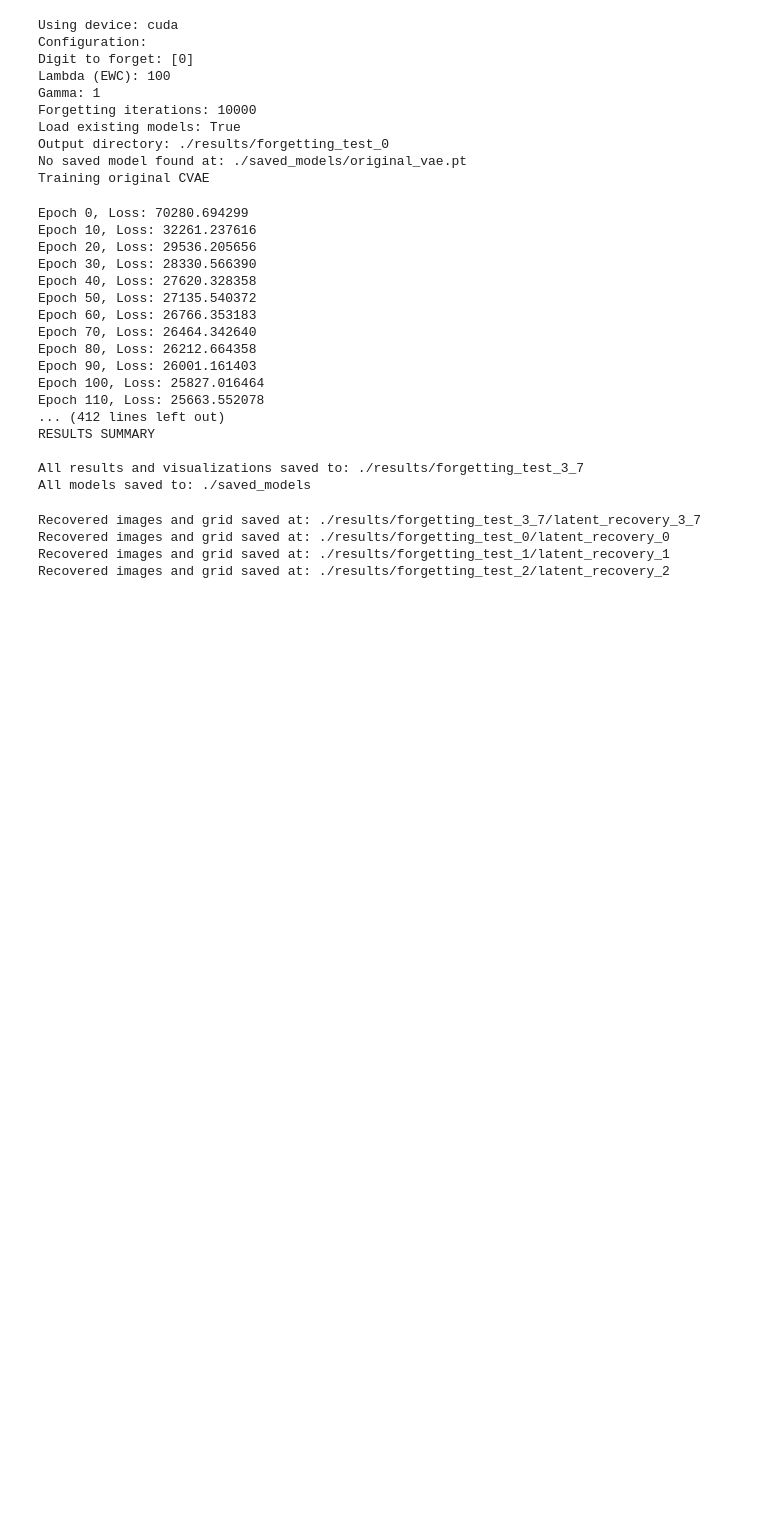
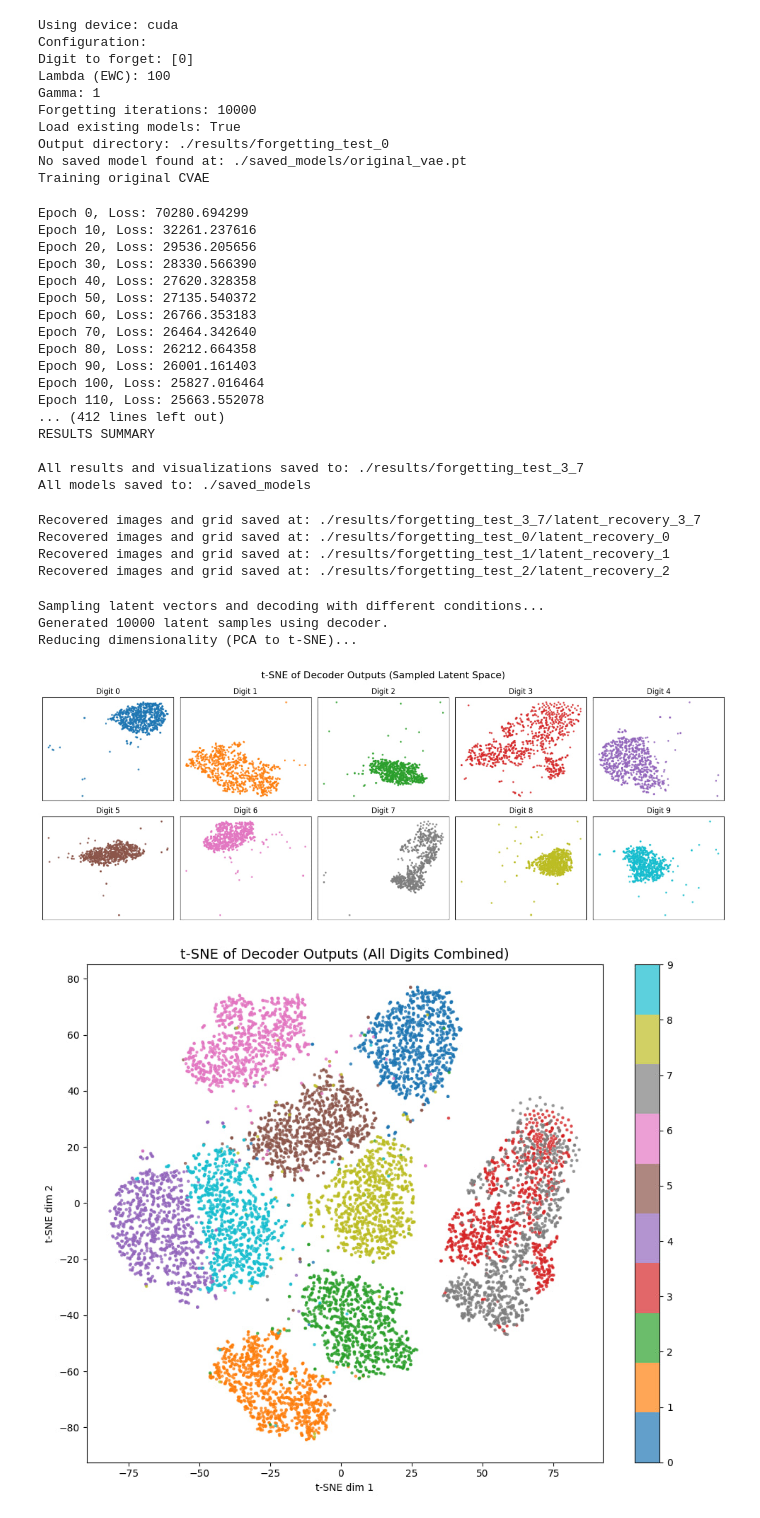
Before and after one commit to AmirRezaeii/forgetting-CVAE, a Jupyter notebook: forgetting-cvae.ipynb, the cells around one changed output. Saved outputs shown, nothing was run; the diff lists cells and outputs as text; code cells hidden in the pictures; blank space fills up the shorter version.

```diff
--- a/forgetting-cvae.ipynb
+++ b/forgetting-cvae.ipynb
@@ -609,3 +609,80 @@ Recovered images and grid saved at: ./results/forgetting_test_3_7/latent_recover
 Recovered images and grid saved at: ./results/forgetting_test_0/latent_recovery_0
 Recovered images and grid saved at: ./results/forgetting_test_1/latent_recovery_1
 Recovered images and grid saved at: ./results/forgetting_test_2/latent_recovery_2
+# %%
+from sklearn.manifold import TSNE
+from sklearn.decomposition import PCA
+import matplotlib.pyplot as plt
+import numpy as np
+import torch
+import torch.nn.functional as F
+import os
+
+def tsne_decoder(vae, config, device, n_samples=1000, perplexity=30, seed=42):
+    vae.eval()
+    torch.manual_seed(seed)
+    np.random.seed(seed)
+
+    z_dim = config.z_dim
+    all_z = []
+    all_labels = []
+    all_flat_imgs = []
+
+    print("Sampling latent vectors and decoding with different conditions...")
+
+    with torch.no_grad():
+        for digit in range(10):
+            z = torch.randn(n_samples, z_dim).to(device)
+            c = F.one_hot(torch.full((n_samples,), digit), 10).float().to(device)
+            decoded = vae.decoder(z, c).cpu().view(n_samples, -1)
+
+            all_z.append(z.cpu().numpy())
+            all_labels.append(np.full(n_samples, digit))
+            all_flat_imgs.append(decoded.numpy())
+
+    all_z = np.concatenate(all_z, axis=0)
+    all_labels = np.concatenate(all_labels, axis=0)
+    all_flat_imgs = np.concatenate(all_flat_imgs, axis=0)
+
+    print(f"Generated {len(all_z)} latent samples using decoder.")
+    print("Reducing dimensionality (PCA to t-SNE)...")
+
+    z_pca = PCA(n_components=min(50, all_flat_imgs.shape[1])).fit_transform(all_flat_imgs)
+    tsne = TSNE(n_components=2, perplexity=perplexity, random_state=seed)
+    z_2d = tsne.fit_transform(z_pca)
+
+    fig, axes = plt.subplots(2, 5, figsize=(16, 6))
+    for digit in range(10):
+        ax = axes[digit // 5, digit % 5]
+        idx = all_labels == digit
+        ax.scatter(z_2d[idx, 0], z_2d[idx, 1], s=5, alpha=0.7, color=plt.cm.tab10(digit))
+        ax.set_title(f"Digit {digit}")
+        ax.set_xticks([]); ax.set_yticks([])
+    plt.suptitle("t-SNE of Decoder Outputs (Sampled Latent Space)", fontsize=16)
+    plt.tight_layout()
+    plt.subplots_adjust(top=0.88)
+
+    plt.figure(figsize=(10, 8))
+    scatter = plt.scatter(
+        z_2d[:, 0],
+        z_2d[:, 1],
+        c=all_labels,
+        cmap='tab10',
+        s=5,
+        alpha=0.7
+    )
+    plt.colorbar(scatter, ticks=range(10))
+    plt.title("t-SNE of Decoder Outputs (All Digits Combined)", fontsize=14)
+    plt.xlabel("t-SNE dim 1")
+    plt.ylabel("t-SNE dim 2")
+    plt.tight_layout()
+    plt.show()
+
+
+tsne_decoder(forgotten_vae, config, device, n_samples=1000, perplexity=30)
+# %% [output]
+Sampling latent vectors and decoding with different conditions...
+Generated 10000 latent samples using decoder.
+Reducing dimensionality (PCA to t-SNE)...
+[figure, added]
+[figure, added]
```
Also changed, not shown: parts of 1 cell of this notebook.
